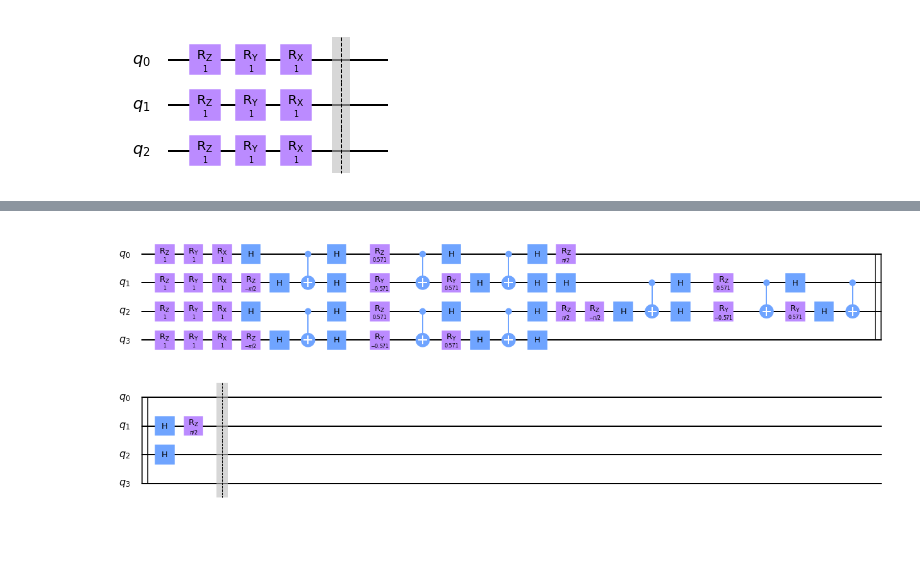
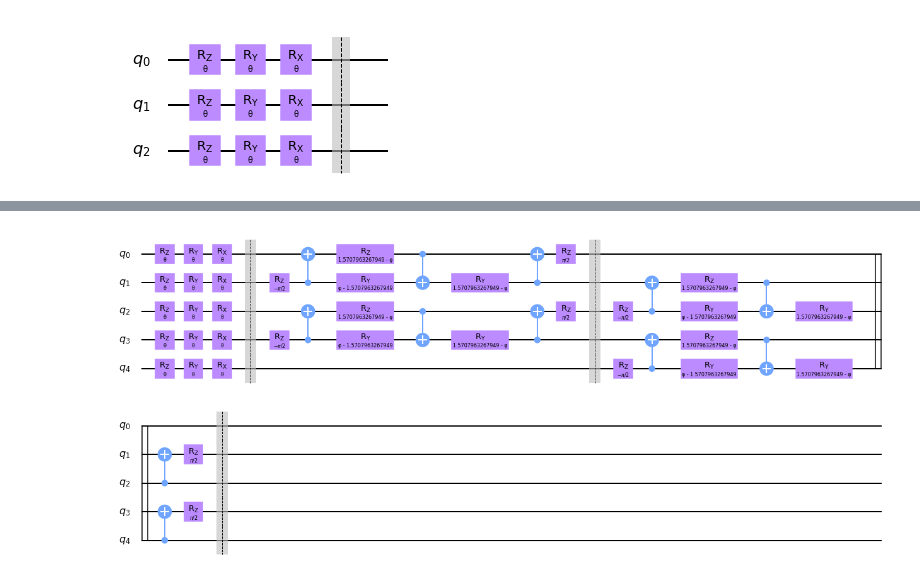
Before and after one commit to kvillegas33/Heisenberg_model-Qiskit, a Jupyter notebook: Heisenberg_model.ipynb, the cells around one changed output, grey strips where cells are left out. Saved outputs shown, nothing was run; the diff lists cells and outputs as text; code cells hidden in the pictures; blank space fills up the shorter version.

```diff
--- a/Heisenberg_model.ipynb
+++ b/Heisenberg_model.ipynb
@@ -120,9 +119,9 @@ qc = QuantumCircuit(num_q)
 
 # Here we apply the Rz, Rx, and Ry gates to the ith-qubit
 for i in range(num_q):
-    qc.rz(1,i)
-    qc.ry(1,i)
-    qc.rx(1,i)
+    qc.rz(theta,i)
+    qc.ry(theta,i)
+    qc.rx(theta,i)
 
 qc.barrier()
 
@@ -187,26 +186,26 @@ We can notice that this specific way of implmenting the gates it is not so effic
 The Qiskit implementation is as follows
 # %%
 # define the number of qubits
-num_q = 4
+num_q = 5
 # Here create the quantum circuit with one qubit
 qc = QuantumCircuit(num_q)
 
 # Here is the loop that applies the Rz, Rx, and Ry gates to the ith-qubit
 for i in range(num_q):
-    qc.rz(1,i)
-    qc.ry(1,i)
-    qc.rx(1,i)
+    qc.rz(theta,i)
+    qc.ry(theta,i)
+    qc.rx(theta,i)
 
 for i in range(num_q-1):
     if ((i%2)==0 and (i <= (num_q)-2)):
         qc.cx(i,i+1)
-        qc.rz(1,i+1)
+        qc.rz(phi,i+1)
         qc.cx(i,i+1)
 
 for i in range(num_q-1):
     if ((i%2)==1 and (i <= (num_q)-2)):
         qc.cx(i,i+1)
-        qc.rz(1,i+1)
+        qc.rz(phi,i+1)
         qc.cx(i,i+1)
 
 qc.barrier()
@@ -293,57 +296,45 @@ I can see that the nearest neighbor term in the Heisenberg model now contains 3
 The implementation in Qiskit is
 # %%
 # define the number of qubits
-num_q = 4
+num_q = 5
 # Here create the quantum circuit with one qubit
 qc = QuantumCircuit(num_q)
 
 # Here is the loop that applies the Rz, Rx, and Ry gates to the ith-qubit
 for i in range(num_q):
-    qc.rz(1,i)
-    qc.ry(1,i)
-    qc.rx(1,i)
+    qc.rz(theta,i)
+    qc.ry(theta,i)
+    qc.rx(theta,i)
+
+qc.barrier()
 
 for i in range(num_q-1):
     if ((i%2)==0 and (i <= (num_q)-2)):
         qc.rz(-pi/2,i+1)
-        qc.h(i)
-        qc.h(i+1)
+        qc.cx(i+1,i)
+        qc.rz(pi/2-phi,i)
+        qc.ry(phi-pi/2,i+1)
         qc.cx(i,i+1)
-        qc.h(i)
-        qc.h(i+1)
-        qc.rz(pi/2-1,i)
-        qc.ry(1-pi/2,i+1)
-        qc.cx(i,i+1)
-        qc.ry(pi/2-1,i+1)
-        qc.h(i)
-        qc.h(i+1)
-        qc.cx(i,i+1)
-        qc.h(i)
-        qc.h(i+1)
+        qc.ry(pi/2-phi,i+1)
+        qc.cx(i+1,i)
         qc.rz(pi/2,i)
+
+qc.barrier()
 
 for i in range(num_q-1):
     if ((i%2)==1 and (i <= (num_q)-2)):
         qc.rz(-pi/2,i+1)
-        qc.h(i)
-        qc.h(i+1)
+        qc.cx(i+1,i)
+        qc.rz(pi/2-phi,i)
+        qc.ry(phi-pi/2,i+1)
         qc.cx(i,i+1)
-        qc.h(i)
-        qc.h(i+1)
-        qc.rz(pi/2-1,i)
-        qc.ry(1-pi/2,i+1)
-        qc.cx(i,i+1)
-        qc.ry(pi/2-1,i+1)
-        qc.h(i)
-        qc.h(i+1)
-        qc.cx(i,i+1)
-        qc.h(i)
-        qc.h(i+1)
+        qc.ry(pi/2-phi,i+1)
+        qc.cx(i+1,i)
         qc.rz(pi/2,i)
 
 qc.barrier()
 
 # Here we draw the quantum circuit
 qc.draw(output='mpl')
 # %% [output]
-[figure, old version]
+[figure, new version]
```
Also changed, not shown: parts of 12 cells of this notebook.
